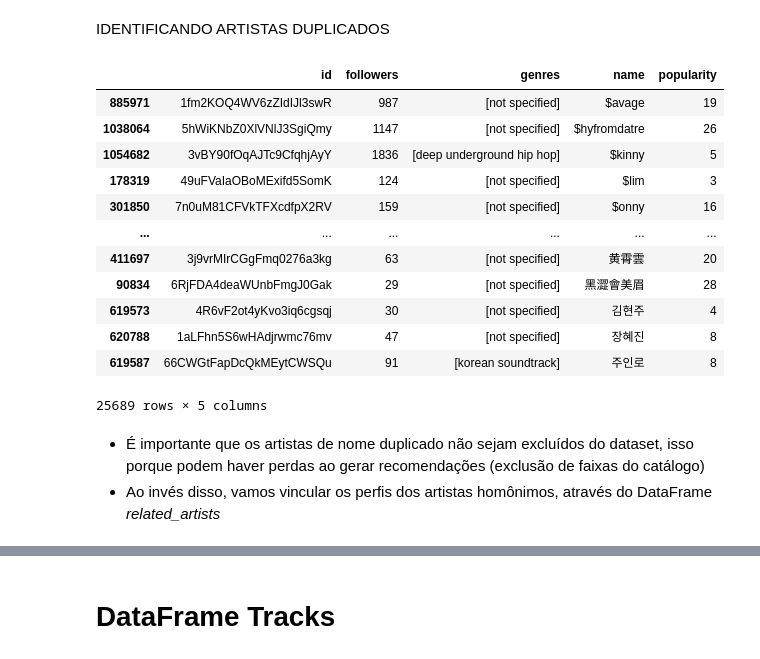
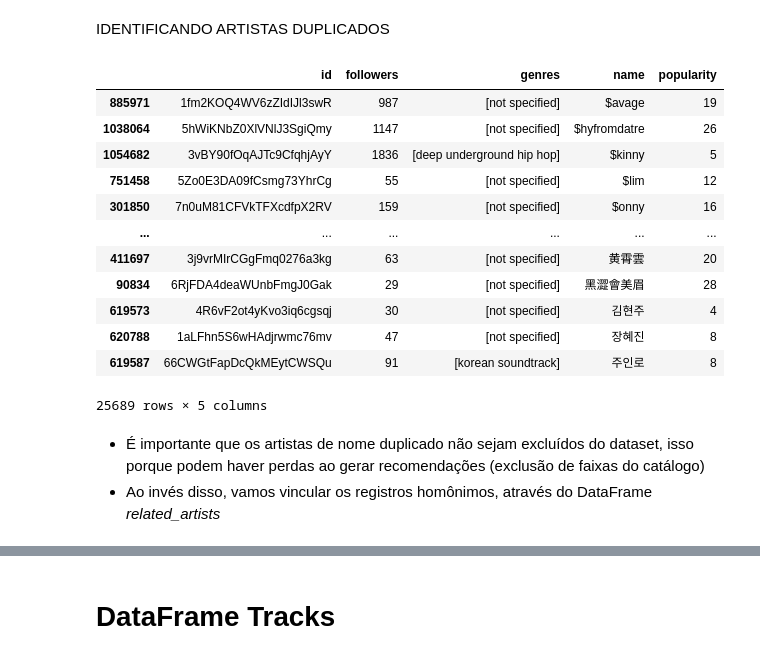
Before and after one commit to jpborgesmoura/recsys_spotify, a Jupyter notebook: Notebook/RecSys_Spotify.ipynb, the cells around one changed output, grey strips where cells are left out. Drawn from its saved outputs; the diff is of its cells as text; code cells hidden in the pictures.

```diff
--- a/Notebook/RecSys_Spotify.ipynb
+++ b/Notebook/RecSys_Spotify.ipynb
@@ -258,13 +256,14 @@ IDENTIFICANDO ARTISTAS DUPLICADOS
 
 df_artists.sort_values(by="name", inplace=True)
 # %%
-df_artists[df_artists.duplicated(subset=["name"])]
+duplicated_artists = df_artists[df_artists.duplicated(subset=["name"])]
+duplicated_artists
 # %% [output]
 |  | id | followers | genres | name | popularity |
 | 885971 | 1fm2KOQ4WV6zZIdIJl3swR | 987 | [not specified] | $avage | 19 |
 | 1038064 | 5hWiKNbZ0XlVNlJ3SgiQmy | 1147 | [not specified] | $hyfromdatre | 26 |
 | 1054682 | 3vBY90fOqAJTc9CfqhjAyY | 1836 | [deep underground hip hop] | $kinny | 5 |
-| 178319 | 49uFVaIaOBoMExifd5SomK | 124 | [not specified] | $lim | 3 |
+| 751458 | 5Zo0E3DA09fCsmg73YhrCg | 55 | [not specified] | $lim | 12 |
 | 301850 | 7n0uM81CFVkTFXcdfpX2RV | 159 | [not specified] | $onny | 16 |
 | ... | ... | ... | ... | ... | ... |
 | 411697 | 3j9vrMIrCGgFmq0276a3kg | 63 | [not specified] | 黄霄雲 | 20 |
@@ -277,4 +276,4 @@ df_artists[df_artists.duplicated(subset=["name"])]
 
 
 *   É importante que os artistas de nome duplicado não sejam excluídos do dataset, isso porque podem haver perdas ao gerar recomendações (exclusão de faixas do catálogo)
-*   Ao invés disso, vamos vincular os perfis dos artistas homônimos, através do DataFrame *related_artists*
+*   Ao invés disso, vamos vincular os registros homônimos, através do DataFrame *related_artists*
```
Also changed, not shown: parts of 15 cells of this notebook.
